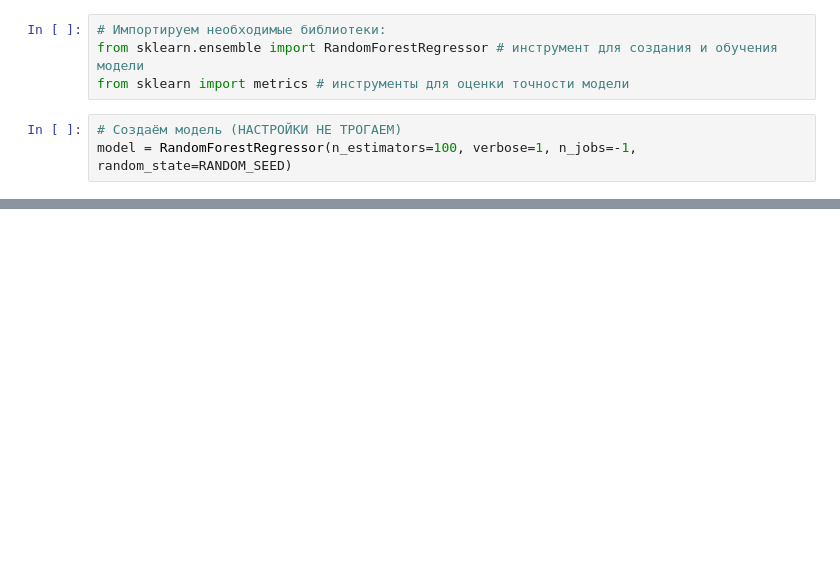
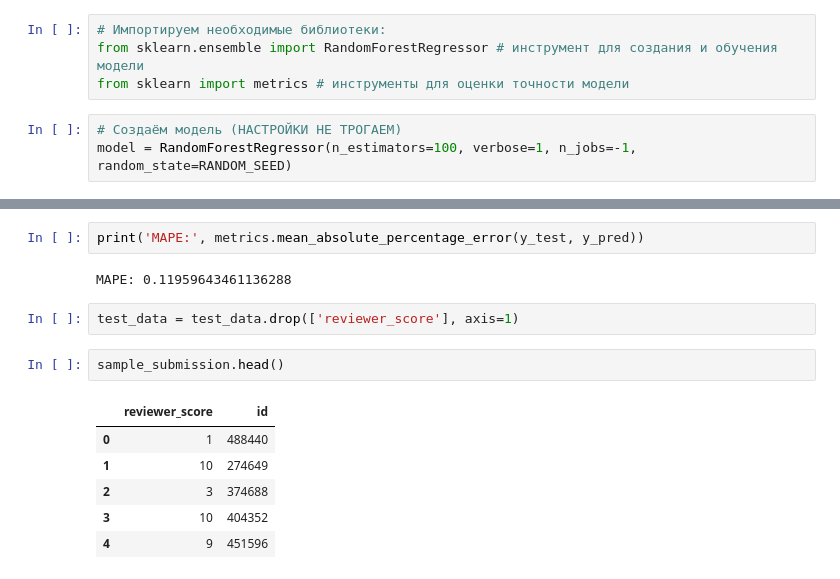
Before and after one commit to AndreiDS63/educational_projects, a Jupyter notebook: project_3_booking_ratings_predict/baseline.ipynb, the cells around one changed output, grey strips where cells are left out. Drawn from its saved outputs; the diff is of its cells as text; blank space fills up the shorter version.

Commit message:
Исправлены ошибки. Добавлен второй прогон модели с наиб занчимыми признаками. MAPE: 0.1195

```diff
--- a/project_3_booking_ratings_predict/baseline.ipynb
+++ b/project_3_booking_ratings_predict/baseline.ipynb
@@ -619,0 +697,15 @@ feat_importances.nlargest(15).index.to_list()
+# %%
+print('MAPE:', metrics.mean_absolute_percentage_error(y_test, y_pred))
+# %% [output]
+MAPE: 0.11959643461136288
+# %%
+test_data = test_data.drop(['reviewer_score'], axis=1)
+# %%
+sample_submission.head()
+# %% [output]
+|  | reviewer_score | id |
+| 0 | 1 | 488440 |
+| 1 | 10 | 274649 |
+| 2 | 3 | 374688 |
+| 3 | 10 | 404352 |
+| 4 | 9 | 451596 |
```
Also changed, not shown: parts of 33 cells of this notebook.
